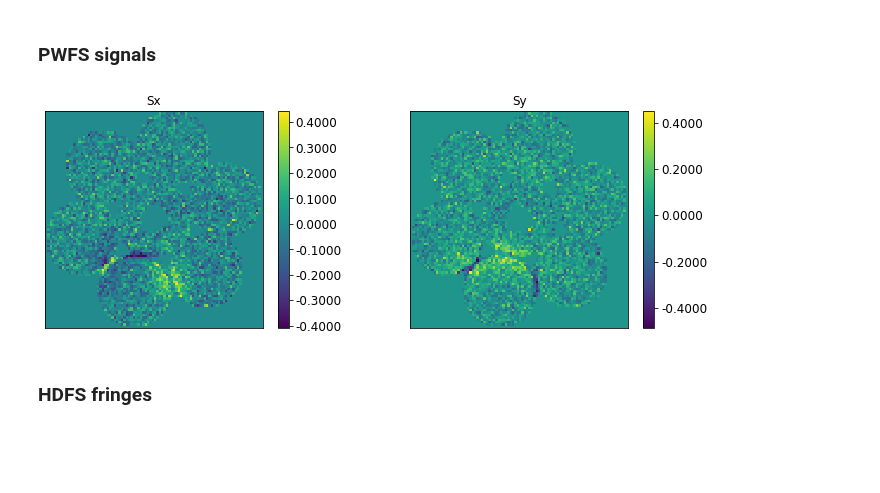
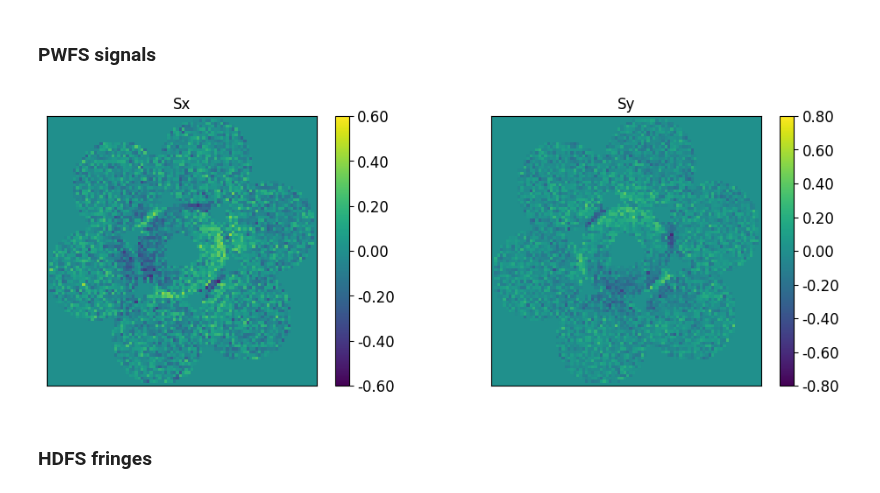
Before and after one commit to fquiros/CEO, a Jupyter notebook: python/ceo/gaps/ngwsp_model_demo.ipynb, the cells around one changed output. Saved outputs shown, nothing was run; the diff lists cells and outputs as text; code cells hidden in the pictures; blank space fills up the shorter version.

```diff
--- a/python/ceo/gaps/ngwsp_model_demo.ipynb
+++ b/python/ceo/gaps/ngwsp_model_demo.ipynb
@@ -239,15 +237,15 @@ visu.pyr_display_signals(pwfs, slopes[0:pwfs.n_sspp], slopes[pwfs.n_sspp:]);
 # %% [markdown]
 ### PWFS signals
 # %%
-this_seg = 0  #from 0 to 6
+this_seg = 6  #from 0 to 6
 poke_amp = 100e-9
 pwfs.reset()
-IFfunc = (tel.ptt.IFcube[:,:,this_seg]*tel.pup.GMTmask2D) * poke_amp
+IFfunc = (tel.ptt.IFcube[:,:,this_seg*3]*tel.pup.GMTmask2D) * poke_amp
 slopes = pwfs.measure(IFfunc)
 
 visu.pyr_display_signals(pwfs, slopes[0:pwfs.n_sspp], slopes[pwfs.n_sspp:]);
 # %% [output]
-[figure, old version]
+[figure, new version]
 # %% [markdown]
 ### HDFS fringes
 # %%
```
Also changed, not shown: parts of 9 cells of this notebook, 5 other files.
